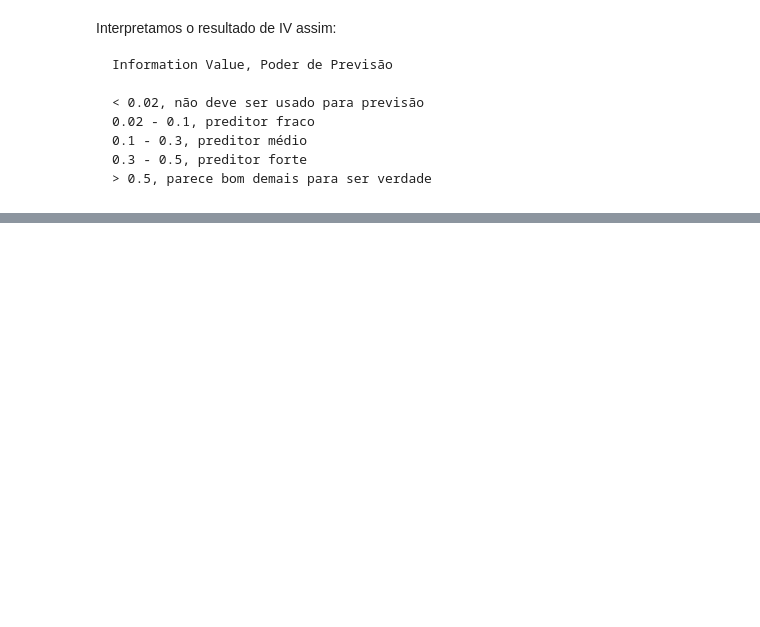
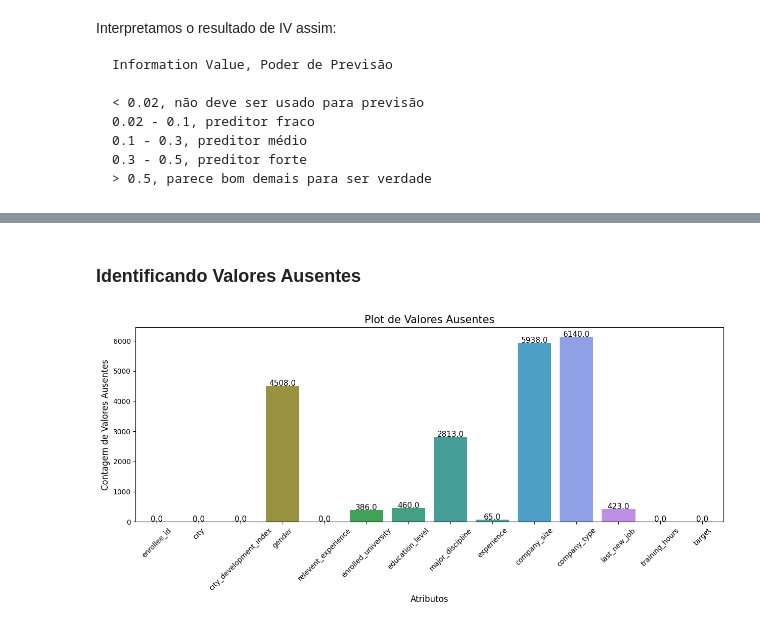
Before and after one commit to gabrielferro1/data_science_course, a Jupyter notebook: main.ipynb, the cells around one changed output, grey strips where cells are left out. Saved outputs shown, nothing was run; the diff lists cells and outputs as text; code cells hidden in the pictures; blank space fills up the shorter version.

```diff
--- a/main.ipynb
+++ b/main.ipynb
@@ -392,0 +468,21 @@ Interpretamos o resultado de IV assim:
+# %% [markdown]
+### Identificando Valores Ausentes
+# %%
+# Valores ausentes por coluna
+null_df = df.isna().sum().reset_index()
+
+# Figura
+ax = plt.figure(figsize= (15,5))
+
+# Barplot
+ax = sns.barplot(x=null_df['index'], y=null_df[0], palette='husl')
+plt.xlabel('Atributos', fontsize= 12)
+plt.ylabel('Contagem de Valores Ausentes', fontsize= 12)
+plt.xticks(rotation = 45)
+plt.title("Plot de Valores Ausentes", fontsize= 15)
+
+for p in ax.patches:
+    ax.annotate(f'\n{p.get_height()}', (p.get_x()+0.4, (p.get_height())), ha = 'center', color = 'black', size = 11)
+plt.show()
+# %% [output]
+[figure, added]
```
Also changed, not shown: parts of 13 cells of this notebook.
